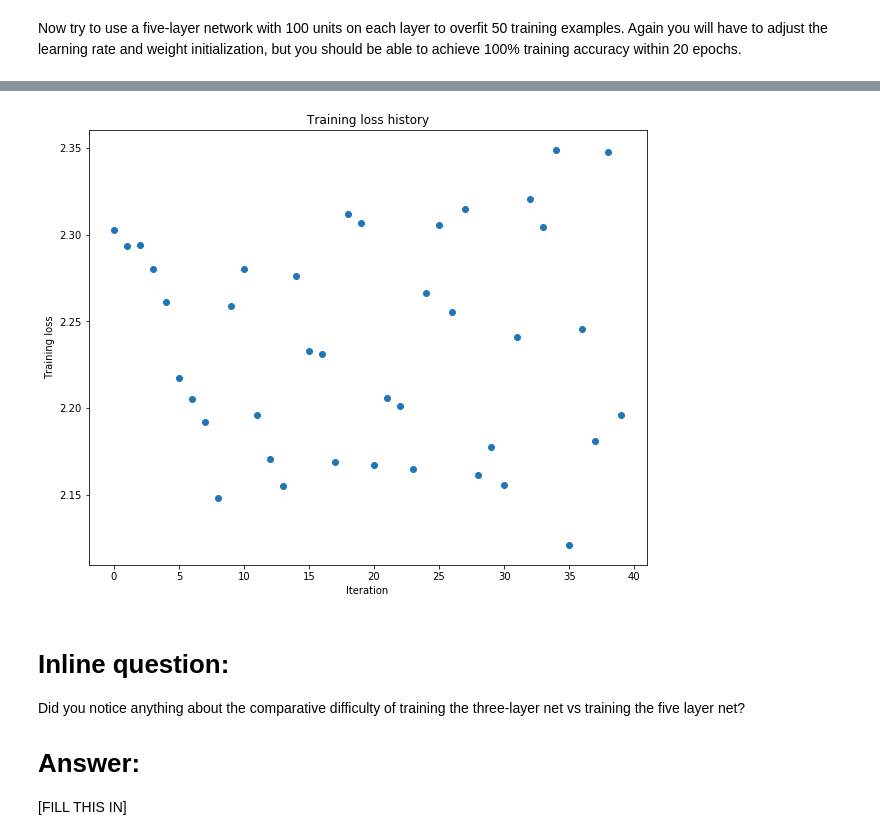
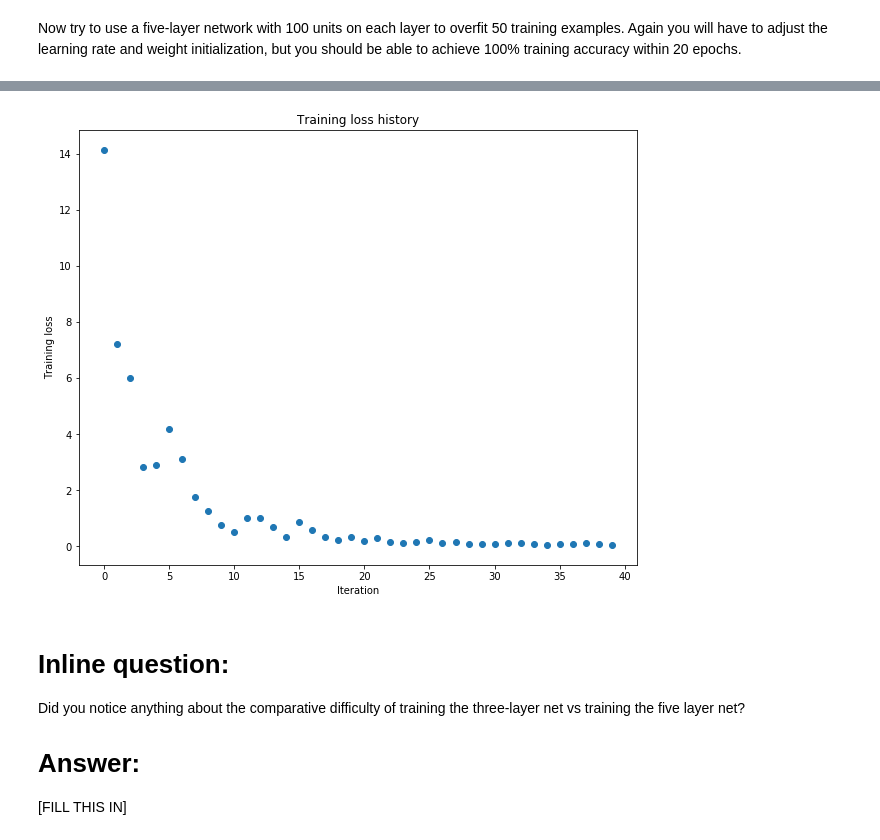
Before and after one commit to aminghafari/Cs231n_DeepLearning_assignment_2, a Jupyter notebook: FullyConnectedNets.ipynb, the cells around one changed output, grey strips where cells are left out. Cells and saved outputs as stored; diff of their text form; code cells hidden in the pictures.

```diff
--- a/FullyConnectedNets.ipynb
+++ b/FullyConnectedNets.ipynb
@@ -479,8 +479,8 @@ small_data = {
   'y_val': data['y_val'],
 }
 
-learning_rate = 1
-weight_scale = 1e-5
+learning_rate = 1e-3
+weight_scale = 6e-2
 model = FullyConnectedNet([100, 100, 100, 100],
                 weight_scale=weight_scale, dtype=np.float64)
 solver = Solver(model, small_data,
@@ -518,4 +518,4 @@ plt.show()
-[figure, old version]
+[figure, new version]
 # %% [markdown]
 # Inline question:
 Did you notice anything about the comparative difficulty of training the three-layer net vs training the five layer net?
```
Also changed, not shown: parts of 2 cells of this notebook.
